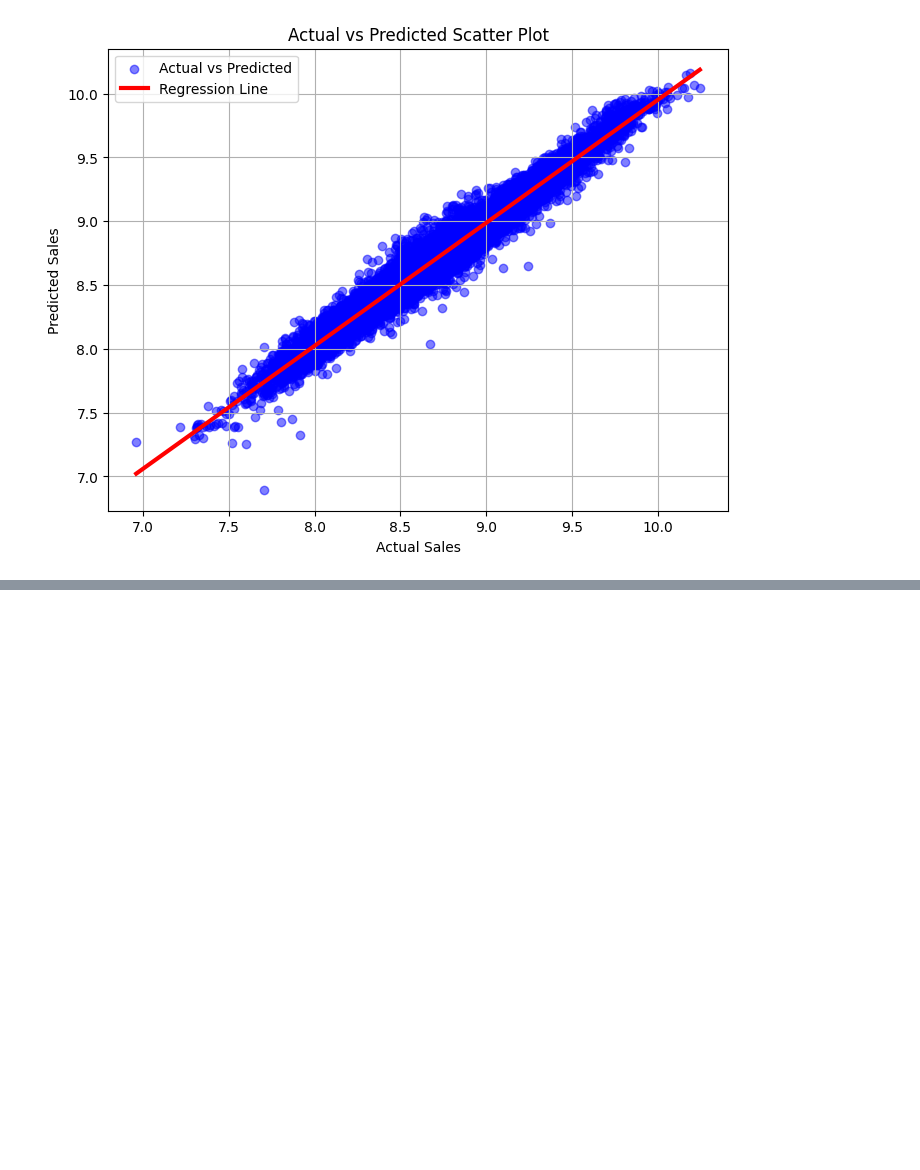
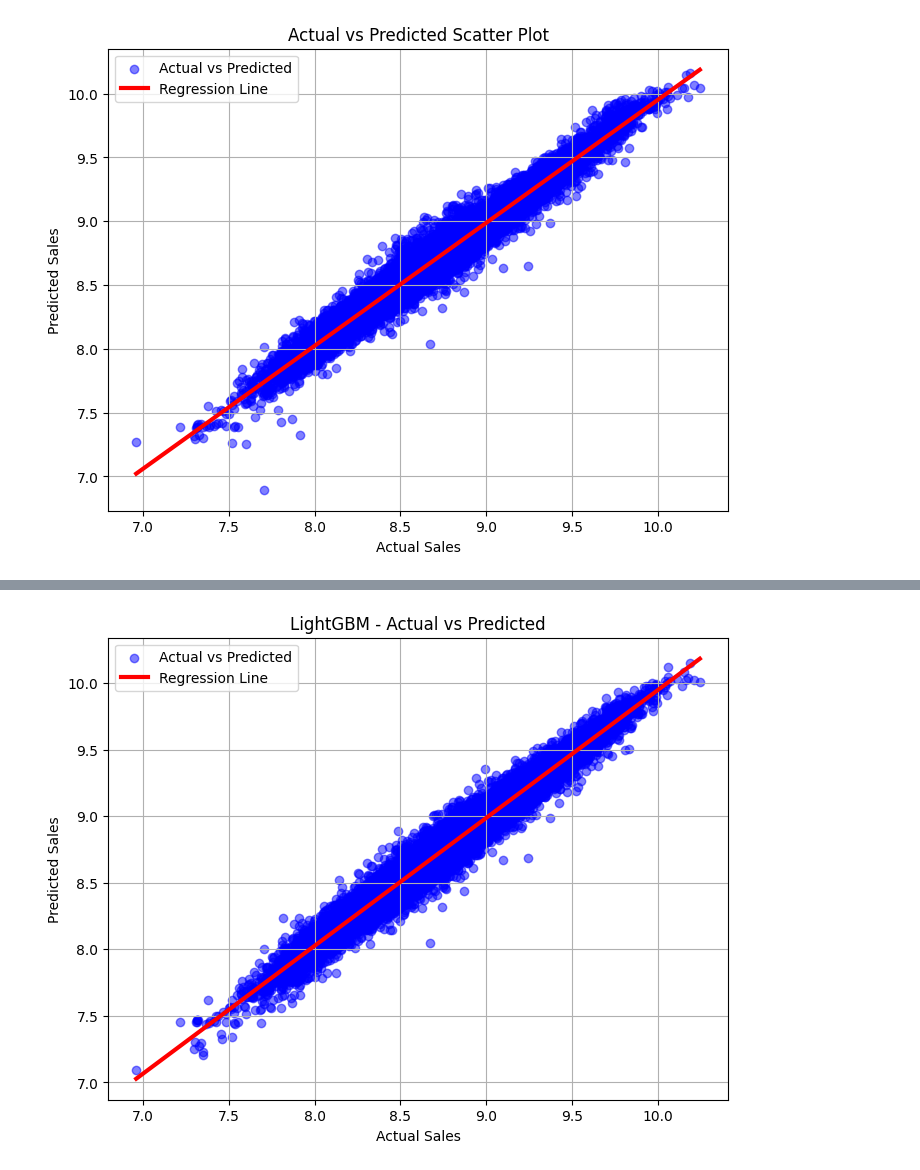
Before and after one commit to VEDA-2402/ML_pipeline, a Jupyter notebook: notebook.ipynb, the cells around one changed output, grey strips where cells are left out. Saved outputs shown, nothing was run; the diff lists cells and outputs as text; code cells hidden in the pictures; blank space fills up the shorter version.

```diff
--- a/notebook.ipynb
+++ b/notebook.ipynb
@@ -220,0 +299,18 @@ plt.show()
+# %%
+plt.figure(figsize=(8, 6))
+plt.scatter(y_test, test_pred, alpha=0.5, color="blue", label="Actual vs Predicted")
+
+m, b = np.polyfit(y_test, test_pred, 1)
+line_x = np.linspace(min(y_test), max(y_test), 100)
+line_y = m * line_x + b
+
+plt.plot(line_x, line_y, color="red", linewidth=3, label="Regression Line")
+
+plt.xlabel("Actual Sales")
+plt.ylabel("Predicted Sales")
+plt.title("LightGBM - Actual vs Predicted")
+plt.legend()
+plt.grid(True)
+plt.show()
+# %% [output]
+[figure, added]
```
Also changed, not shown: parts of 2 cells of this notebook.
